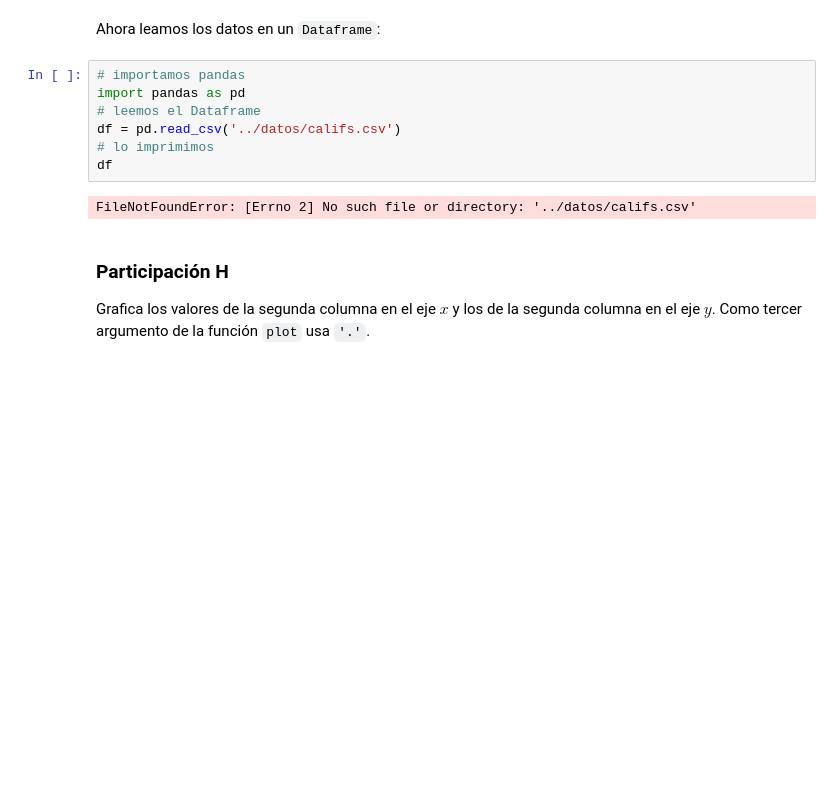
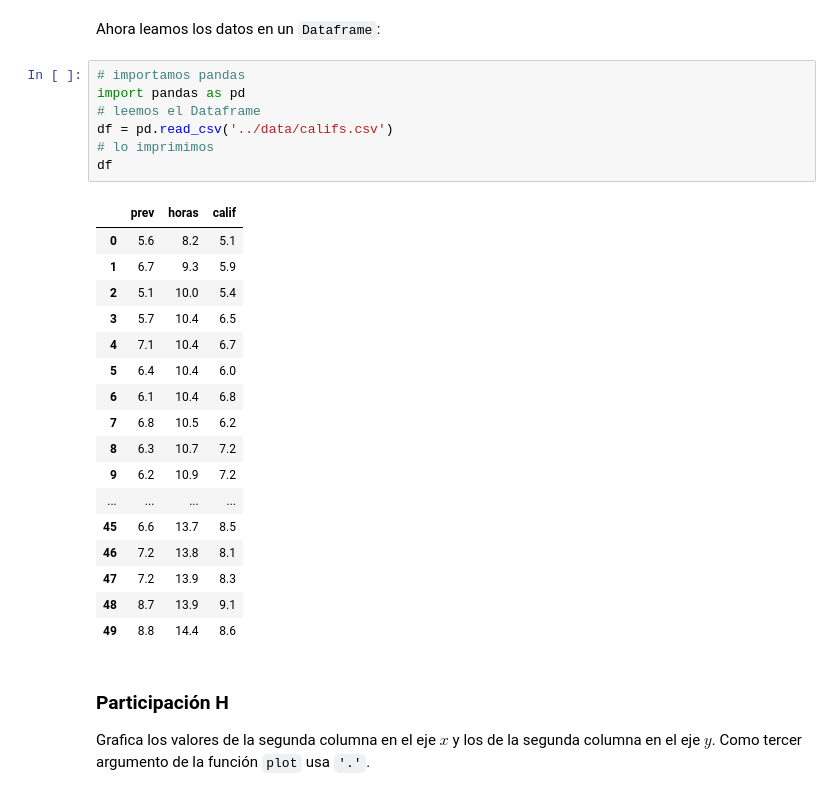
Before and after one commit to gibranfp/CursoAprendizajeAutomatizado, a Jupyter notebook: notebooks/0a_python.ipynb, the cells around one changed output. Cells and saved outputs as stored; diff of their text form; blank space fills up the shorter version.

Commit message:
fix data path

```diff
--- a/notebooks/0a_python.ipynb
+++ b/notebooks/0a_python.ipynb
@@ -708,12 +712,28 @@ Ahora leamos los datos en un `Dataframe`:
 # %%
 # importamos pandas
 import pandas as pd
 # leemos el Dataframe
-df = pd.read_csv('../datos/califs.csv')
+df = pd.read_csv('../data/califs.csv')
 # lo imprimimos
 df
 # %% [output]
-FileNotFoundError: [Errno 2] No such file or directory: '../datos/califs.csv'
+|  | prev | horas | calif |
+| 0 | 5.6 | 8.2 | 5.1 |
+| 1 | 6.7 | 9.3 | 5.9 |
+| 2 | 5.1 | 10.0 | 5.4 |
+| 3 | 5.7 | 10.4 | 6.5 |
+| 4 | 7.1 | 10.4 | 6.7 |
+| 5 | 6.4 | 10.4 | 6.0 |
+| 6 | 6.1 | 10.4 | 6.8 |
+| 7 | 6.8 | 10.5 | 6.2 |
+| 8 | 6.3 | 10.7 | 7.2 |
+| 9 | 6.2 | 10.9 | 7.2 |
+| ... | ... | ... | ... |
+| 45 | 6.6 | 13.7 | 8.5 |
+| 46 | 7.2 | 13.8 | 8.1 |
+| 47 | 7.2 | 13.9 | 8.3 |
+| 48 | 8.7 | 13.9 | 9.1 |
+| 49 | 8.8 | 14.4 | 8.6 |
 # %% [markdown]
 ### Participación H
 
```
Also changed, not shown: parts of 3 cells of this notebook.
